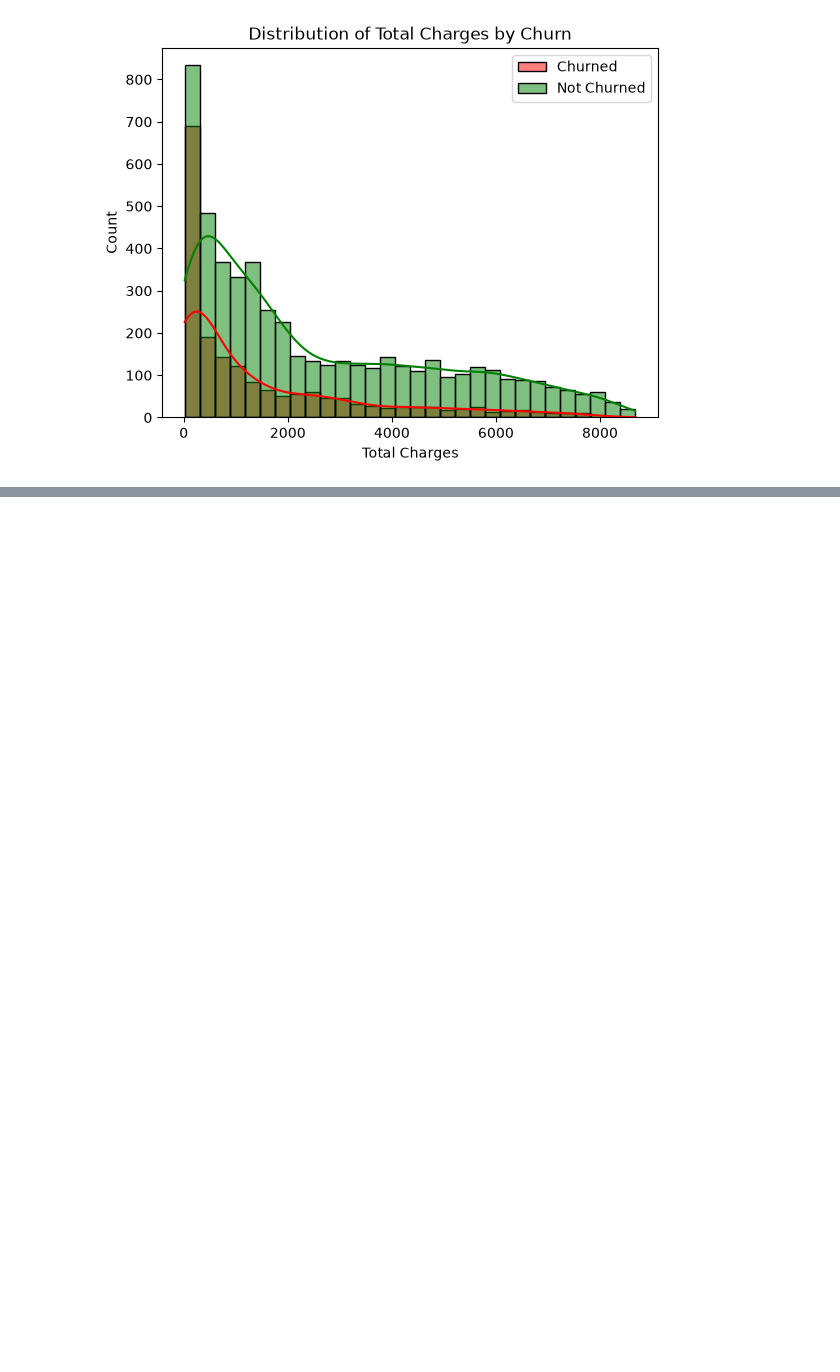
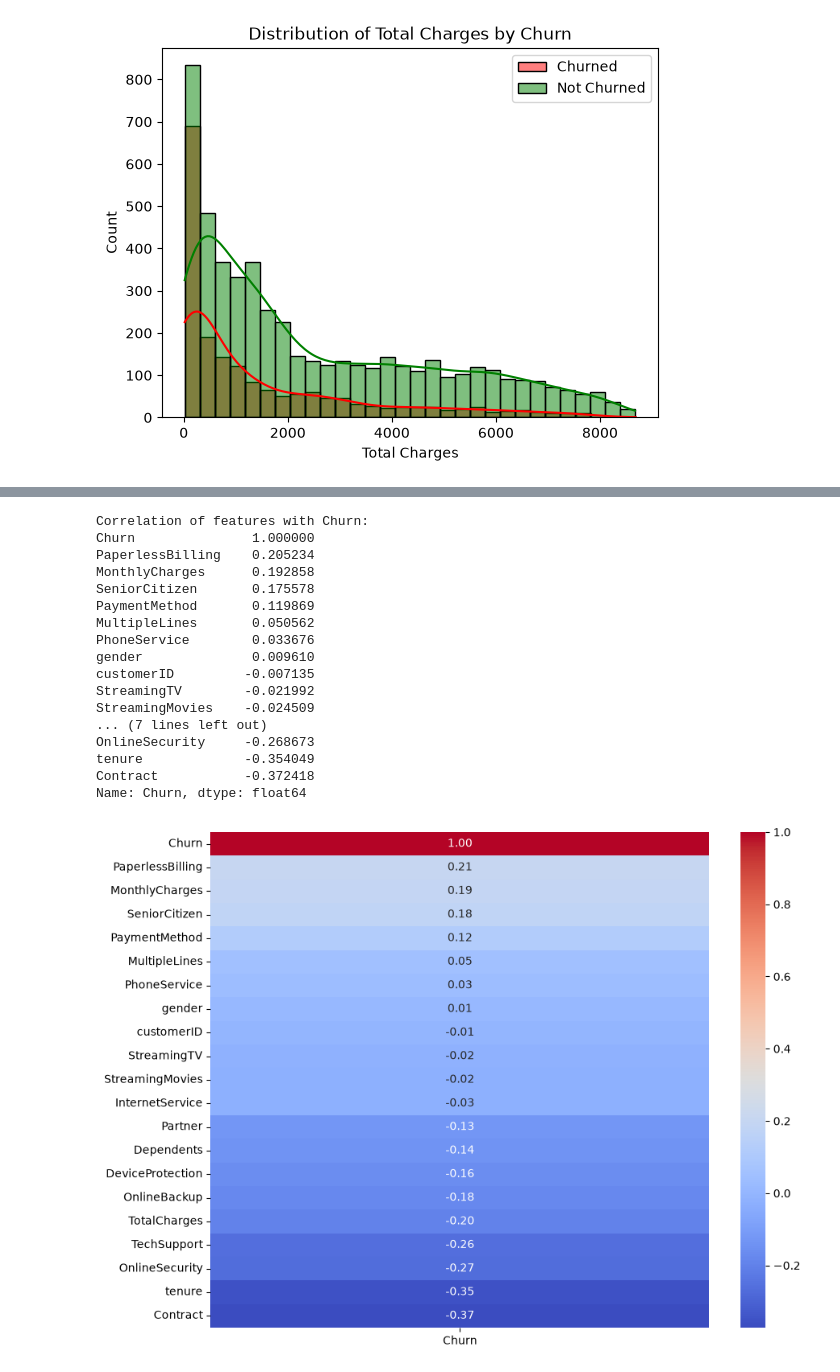
Before and after one commit to mhopejohnd/customer-churn-prediction, a Jupyter notebook: notebooks/exploratory_analysis.ipynb, the cells around one changed output, grey strips where cells are left out. Saved outputs shown, nothing was run; the diff lists cells and outputs as text; code cells hidden in the pictures; blank space fills up the shorter version.

```diff
--- a/notebooks/exploratory_analysis.ipynb
+++ b/notebooks/exploratory_analysis.ipynb
@@ -361,0 +430,32 @@ plt.show()
+# %%
+# so after one-hot encoding, we can analyze the correlation between different features
+# some of the most highly correlated features to churn is shown below
+
+corr = df.corr()
+churn_corr = corr['Churn'].sort_values(ascending=False)
+print("Correlation of features with Churn:")
+print(churn_corr)
+
+# visualize the correlation of features with Churn
+plt.figure(figsize=(10, 8))
+sns.heatmap(corr[['Churn']].sort_values(by='Churn', ascending=False), annot=True, cmap='coolwarm', fmt='.2f')
+plt.show()
+# %% [output]
+Correlation of features with Churn:
+Churn               1.000000
+PaperlessBilling    0.205234
+MonthlyCharges      0.192858
+SeniorCitizen       0.175578
+PaymentMethod       0.119869
+MultipleLines       0.050562
+PhoneService        0.033676
+gender              0.009610
+customerID         -0.007135
+StreamingTV        -0.021992
+StreamingMovies    -0.024509
+... (7 lines left out)
+OnlineSecurity     -0.268673
+tenure             -0.354049
+Contract           -0.372418
+Name: Churn, dtype: float64
+[figure, added]
```
Also changed, not shown: parts of 11 cells of this notebook, 1 other file.
